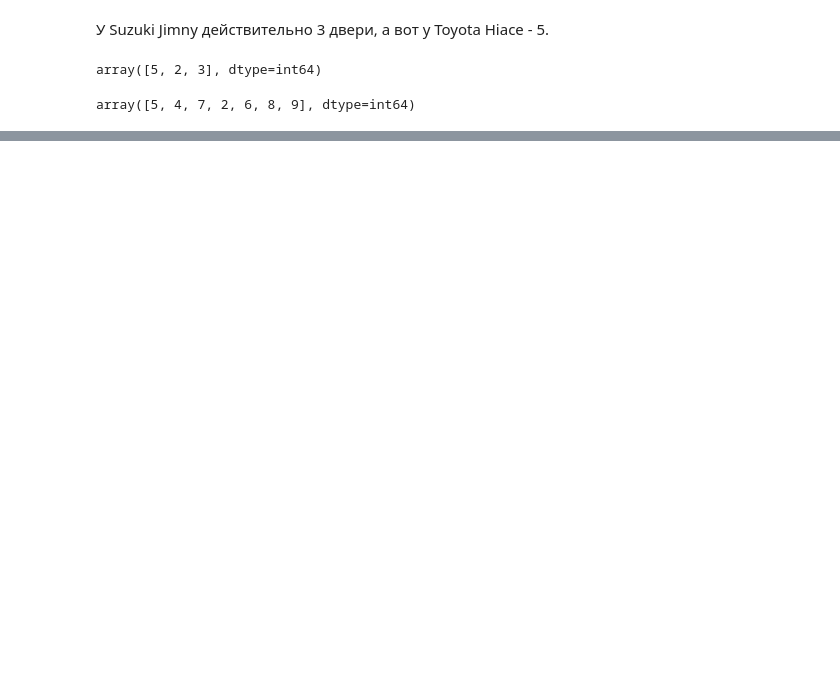
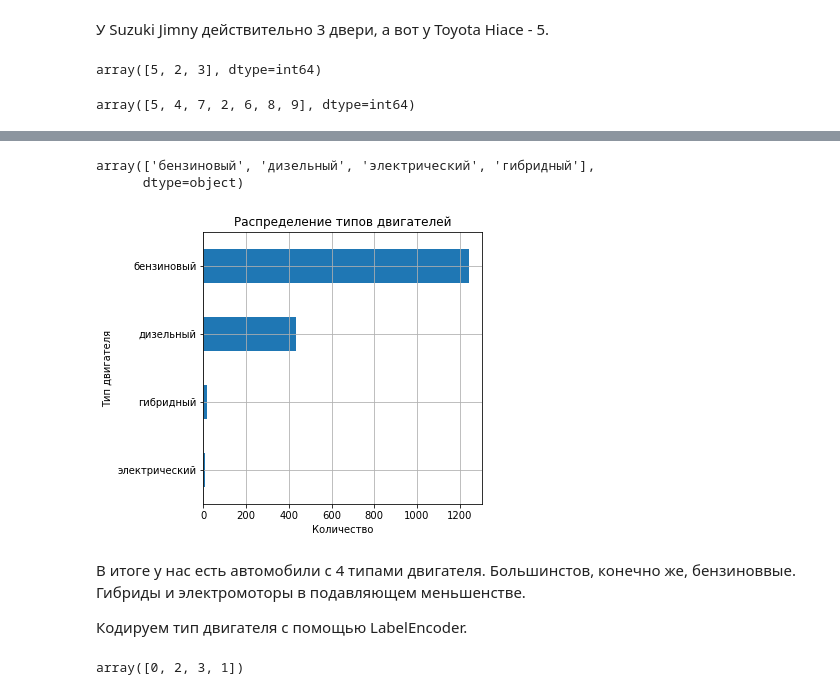
Before and after one commit to BasilPDS/Other_task, a Jupyter notebook: Task_auto_classif.ipynb, the cells around one changed output, grey strips where cells are left out. Cells and saved outputs as stored; diff of their text form; code cells hidden in the pictures; blank space fills up the shorter version.

```diff
--- a/Task_auto_classif.ipynb
+++ b/Task_auto_classif.ipynb
@@ -250,5 +253,13 @@ len(df['model'].unique())
 
 Более того скорее всего этот признак будет больше всего влиять на классификацию, потому, что определенная модель автомоблия чаще всего имеет единственный тип кузова.
+# %%
+from sklearn.preprocessing import LabelEncoder
+
+ord_enc = LabelEncoder()
+# Кодировка марки авто
+df['brand_cod'] = ord_enc.fit_transform(df['brand'])
+# Кодировка модели авто
+df['model_cod'] = ord_enc.fit_transform(df['model'])
 # %%
 df[df['brand'] == 'BMW'].head(5)
 # %% [output]
@@ -354,0 +385,38 @@ array([5, 4, 7, 2, 6, 8, 9], dtype=int64)
+# %%
+# напишем функцию, с помощью которой будем доставать тип двигтаеля и его объем
+def get_engine_info(value_in_row:str, volume=False):
+    '''
+    Функция которая возвращает тип двигтаеля и его объем (volume=True)
+
+    '''
+
+    engine_list = value_in_row.split(' ') # преобразуем строку в список значений, разделитель "пробел"
+
+    if volume:
+        engin_volume = engine_list[1].replace('(', '') # Достаем значения объема и убираем ненужную скобку
+        engin_volume = float(engin_volume) # переводим в числовой вид
+        return engin_volume
+
+    engin_type = engine_list[0]
+
+    return engin_type
+# %%
+df['engin_type'] = df.loc[:, ('engine')].apply(lambda x : get_engine_info(x))
+# %%
+df['engin_type'].unique()
+# %% [output]
+array(['бензиновый', 'дизельный', 'электрический', 'гибридный'],
+      dtype=object)
+# %%
+plt.figure(figsize=(5, 5))
+plt.title('Распределение типов двигателей')
+df['engin_type'].value_counts(ascending=True).plot(kind='barh')
+plt.xlabel('Количество')
+plt.ylabel('Тип двигателя')
+plt.grid(True)
+# %% [output]
+[figure, added]
+# %% [markdown]
+В итоге у нас есть автомобили с 4 типами двигателя. Большинстов, конечно же, бензиноввые. Гибриды и электромоторы в подавляющем меньшенстве.
+
+Кодируем тип двигателя с помощью LabelEncoder.
@@ -354,0 +426,4 @@ array([5, 4, 7, 2, 6, 8, 9], dtype=int64)
+# %%
+df['engin_type_cod'].unique()
+# %% [output]
+array([0, 2, 3, 1])
```
Also changed, not shown: parts of 54 cells of this notebook.
